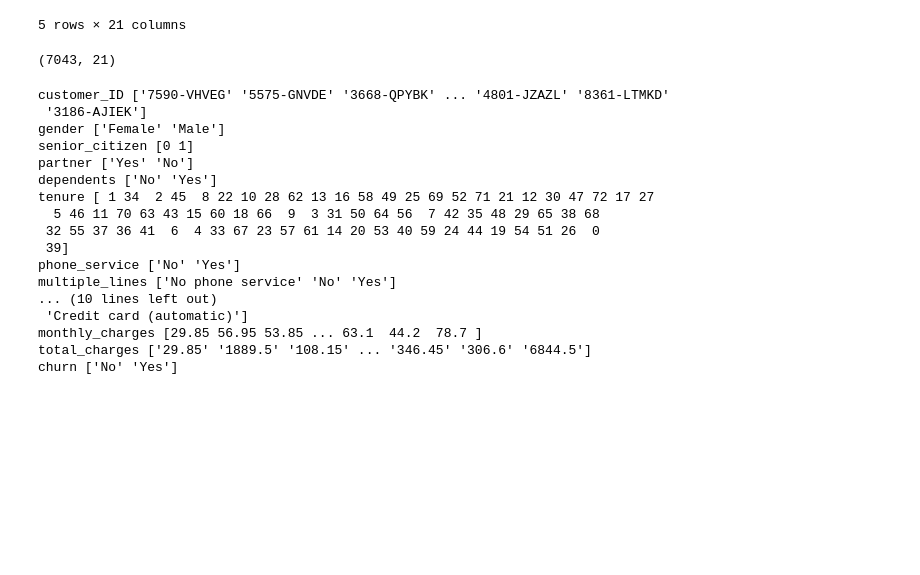
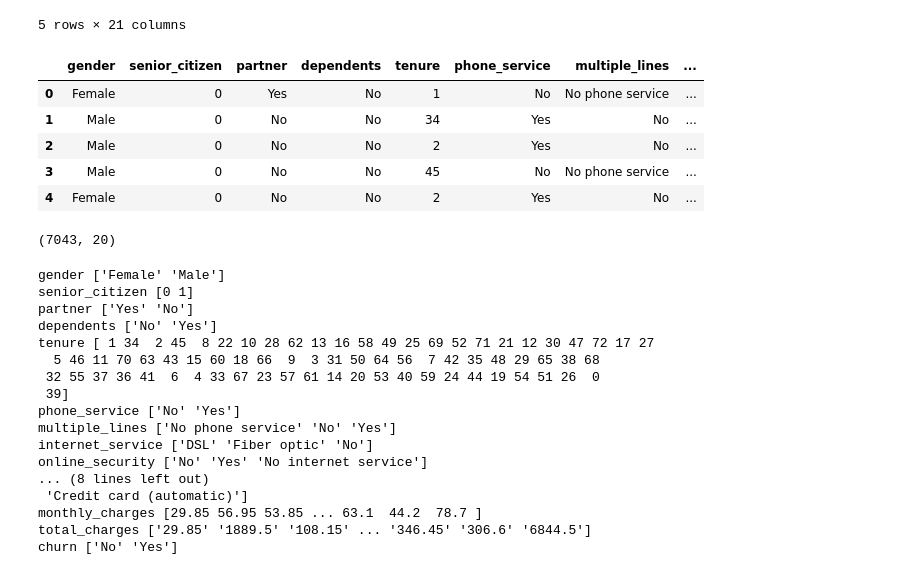
Before and after one commit to bgrullon/Attrition-forecasting, a Jupyter notebook: .team/Rachael/attrition.ipynb, the cells around one changed output. Drawn from its saved outputs; the diff is of its cells as text; code cells hidden in the pictures; blank space fills up the shorter version.

```diff
--- a/.team/Rachael/attrition.ipynb
+++ b/.team/Rachael/attrition.ipynb
@@ -16,18 +16,27 @@ attrition_df.head()
 | 3 | 7795-CFOCW | Male | 0 | No | No | 45 | No | No phone service | ... |
 | 4 | 9237-HQITU | Female | 0 | No | No | 2 | Yes | No | ... |
 5 rows × 21 columns
+# %%
+# Drop the customerID Column
+attrition_df = attrition_df.drop(columns=['customer_ID'], axis=1)
+attrition_df.head()
+# %% [output]
+|  | gender | senior_citizen | partner | dependents | tenure | phone_service | multiple_lines | ... |
+| 0 | Female | 0 | Yes | No | 1 | No | No phone service | ... |
+| 1 | Male | 0 | No | No | 34 | Yes | No | ... |
+| 2 | Male | 0 | No | No | 2 | Yes | No | ... |
+| 3 | Male | 0 | No | No | 45 | No | No phone service | ... |
+| 4 | Female | 0 | No | No | 2 | Yes | No | ... |
 # %%
 # Check the shape of the dataset
 attrition_df.shape
 # %% [output]
-(7043, 21)
+(7043, 20)
 # %%
 # Check the unique values of the columns
 for column in attrition_df.columns:
     print(column, attrition_df[column].unique())
 # %% [output]
-customer_ID ['7590-VHVEG' '5575-GNVDE' '3668-QPYBK' ... '4801-JZAZL' '8361-LTMKD'
- '3186-AJIEK']
 gender ['Female' 'Male']
 senior_citizen [0 1]
 partner ['Yes' 'No']
@@ -38,7 +47,9 @@ tenure [ 1 34  2 45  8 22 10 28 62 13 16 58 49 25 69 52 71 21 12 30 47 72 17 27
  39]
 phone_service ['No' 'Yes']
 multiple_lines ['No phone service' 'No' 'Yes']
-... (10 lines left out)
+internet_service ['DSL' 'Fiber optic' 'No']
+online_security ['No' 'Yes' 'No internet service']
+... (8 lines left out)
  'Credit card (automatic)']
 monthly_charges [29.85 56.95 53.85 ... 63.1  44.2  78.7 ]
 total_charges ['29.85' '1889.5' '108.15' ... '346.45' '306.6' '6844.5']
```
Also changed, not shown: parts of 13 cells of this notebook.
